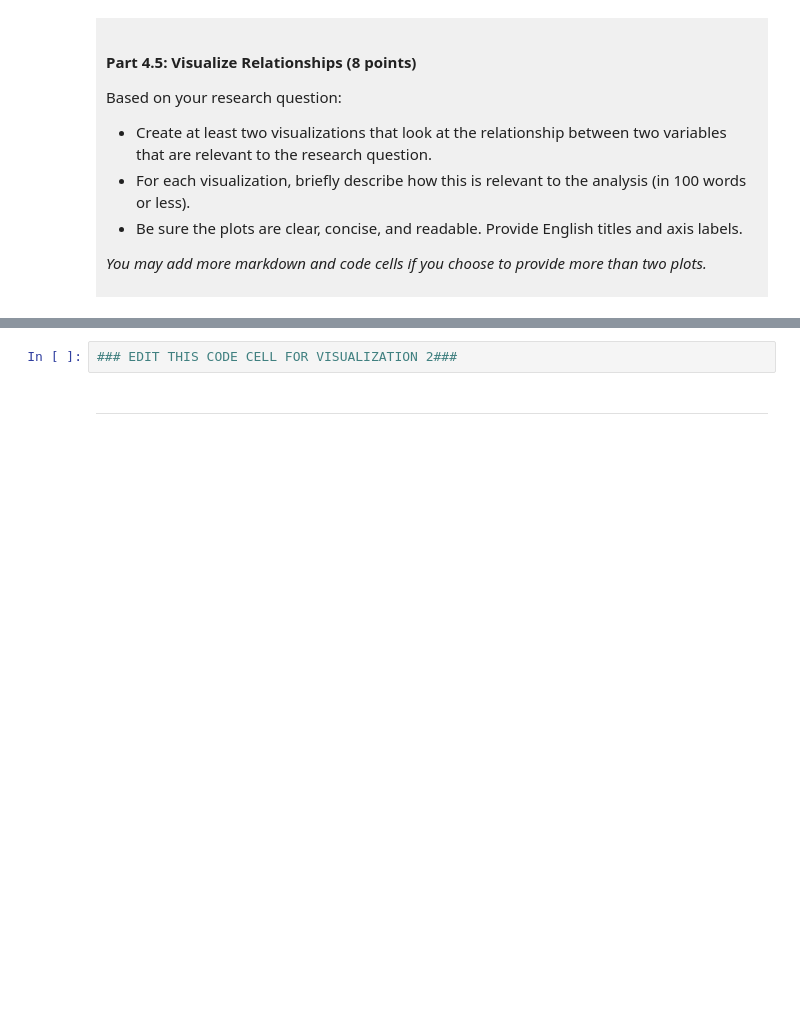
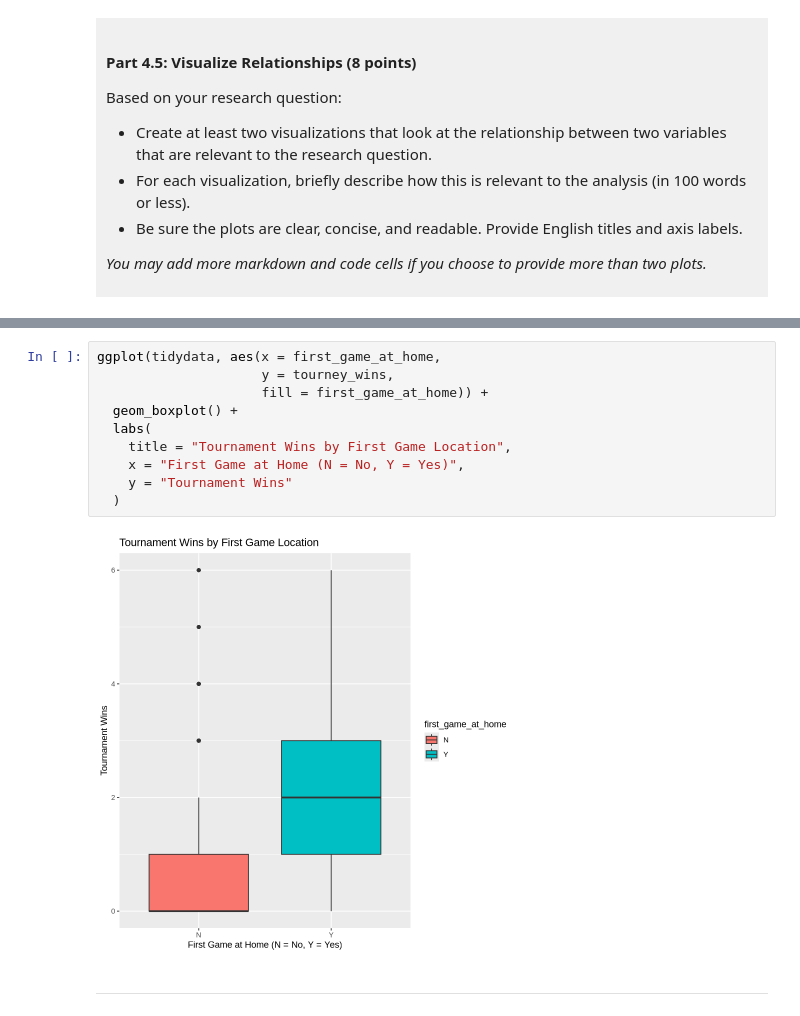
Before and after one commit to jlee2016/dsci-100-project-jonah, a Jupyter notebook: dsci-100-project-notebook.ipynb, the cells around one changed output, grey strips where cells are left out. Saved outputs shown, nothing was run; the diff lists cells and outputs as text; blank space fills up the shorter version.

```diff
--- a/dsci-100-project-notebook.ipynb
+++ b/dsci-100-project-notebook.ipynb
@@ -327,5 +380,15 @@ Visualization 2: %%% EDIT THIS MARKDOWN CELL%%%
 # %%
-### EDIT THIS CODE CELL FOR VISUALIZATION 2###
+ggplot(tidydata, aes(x = first_game_at_home,
+                     y = tourney_wins,
+                     fill = first_game_at_home)) +
+  geom_boxplot() +
+  labs(
+    title = "Tournament Wins by First Game Location",
+    x = "First Game at Home (N = No, Y = Yes)",
+    y = "Tournament Wins"
+  )
+# %% [output]
+[figure, added]
 # %% [markdown]
 ------
 # %% [markdown]
```
Also changed, not shown: parts of 9 cells of this notebook.
